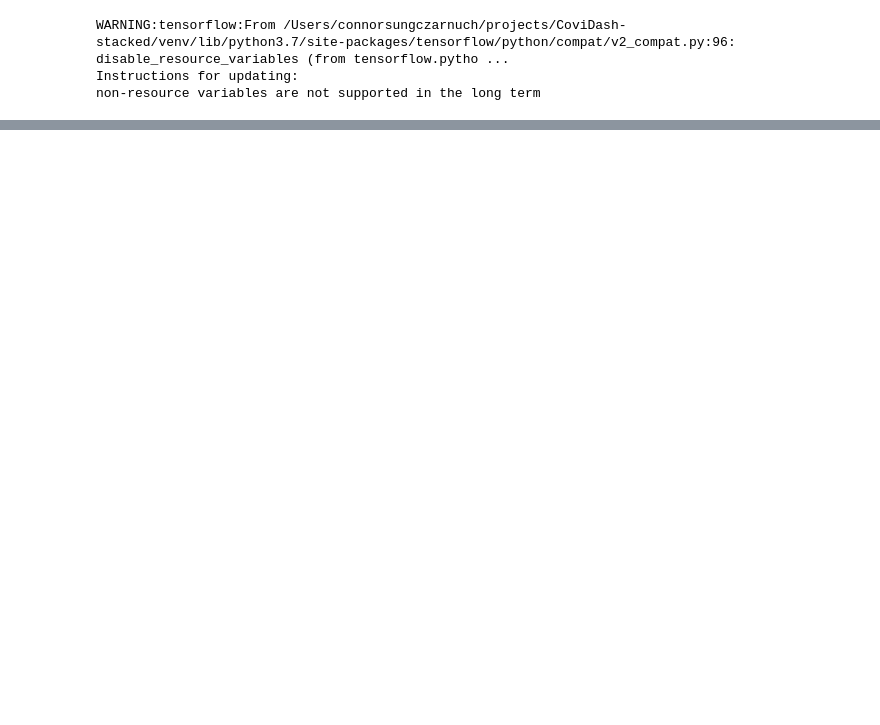
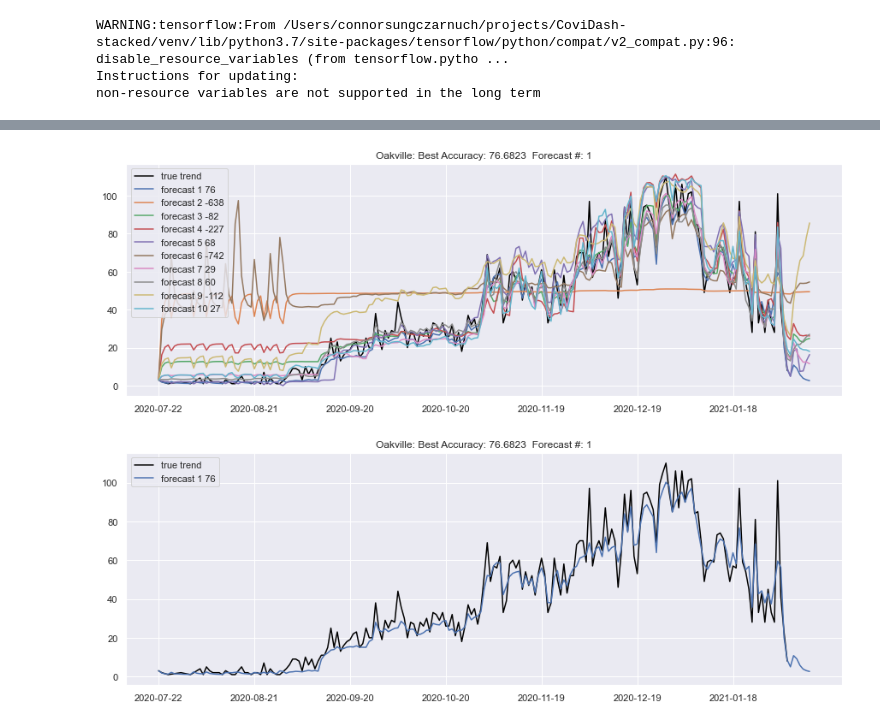
Before and after one commit to cczarnuch/CoviDash-stacked, a Jupyter notebook: models/Transformer.ipynb, the cells around one changed output, grey strips where cells are left out. Cells and saved outputs as stored; diff of their text form; code cells hidden in the pictures; blank space fills up the shorter version.

```diff
--- a/models/Transformer.ipynb
+++ b/models/Transformer.ipynb
@@ -374,0 +320,32 @@ plt.show()
+# %%
+key = 'Oakville'
+
+plt.figure(figsize = (15, 5))
+plt.plot(pd_locations_dict[key]['Count'][-200:], label = 'true trend', c = 'black')
+
+for no, r in enumerate(results[key]):
+    plt.plot(r, label = 'forecast %d %d' % ((no + 1), accuracies[key][no]))
+
+x_range_future = np.arange(len(results[key][0]))
+plt.xticks(x_range_future[::30], pd_locations_dict[key]['Date'][-200:][::30])
+
+plt.legend()
+plt.title(key + ': Best Accuracy: %.4f '%(np.mean(accuracies[key][max_acc[key]])) + " Forecast #: " + str(max_acc[key]+1))
+plt.show()
+
+#-----------------------------------------
+
+plt.figure(figsize = (15, 5))
+plt.plot(pd_locations_dict[key]['Count'][-200:], label = 'true trend', c = 'black')
+
+plt.plot(formatted_results[key]['Count'], label = 'forecast %d %d' % ((max_acc[key] + 1), accuracies[key][max_acc[key]]))
+
+x_range_future = np.arange(len(results[key][0]))
+plt.xticks(x_range_future[::30], pd_locations_dict[key]['Date'][-200:][::30])
+
+plt.legend()
+plt.title(key + ': Best Accuracy: %.4f '%(np.mean(accuracies[key][max_acc[key]])) + " Forecast #: " + str(max_acc[key]+1))
+plt.show()
+# %% [output]
+[figure, added]
+[figure, added]
```
Also changed, not shown: parts of 13 cells of this notebook, 1 other file.
